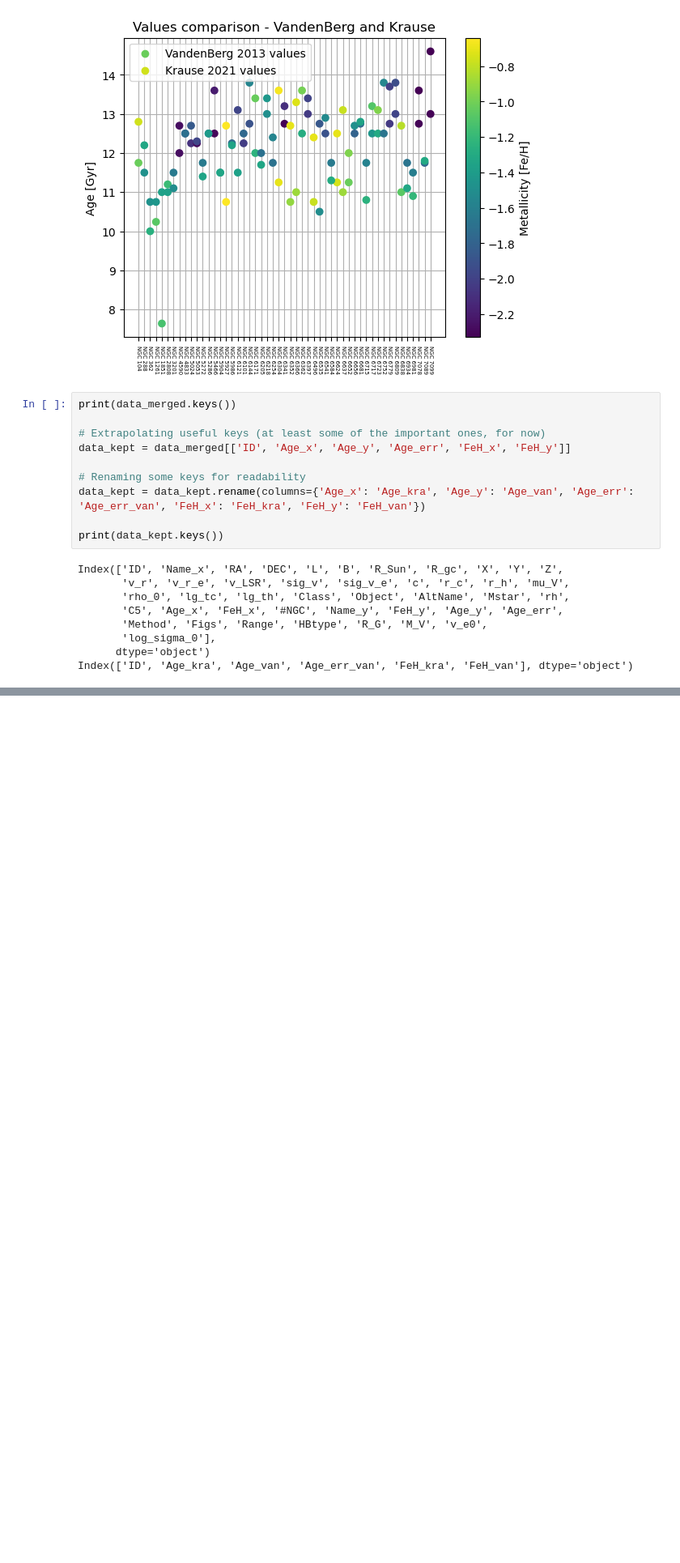
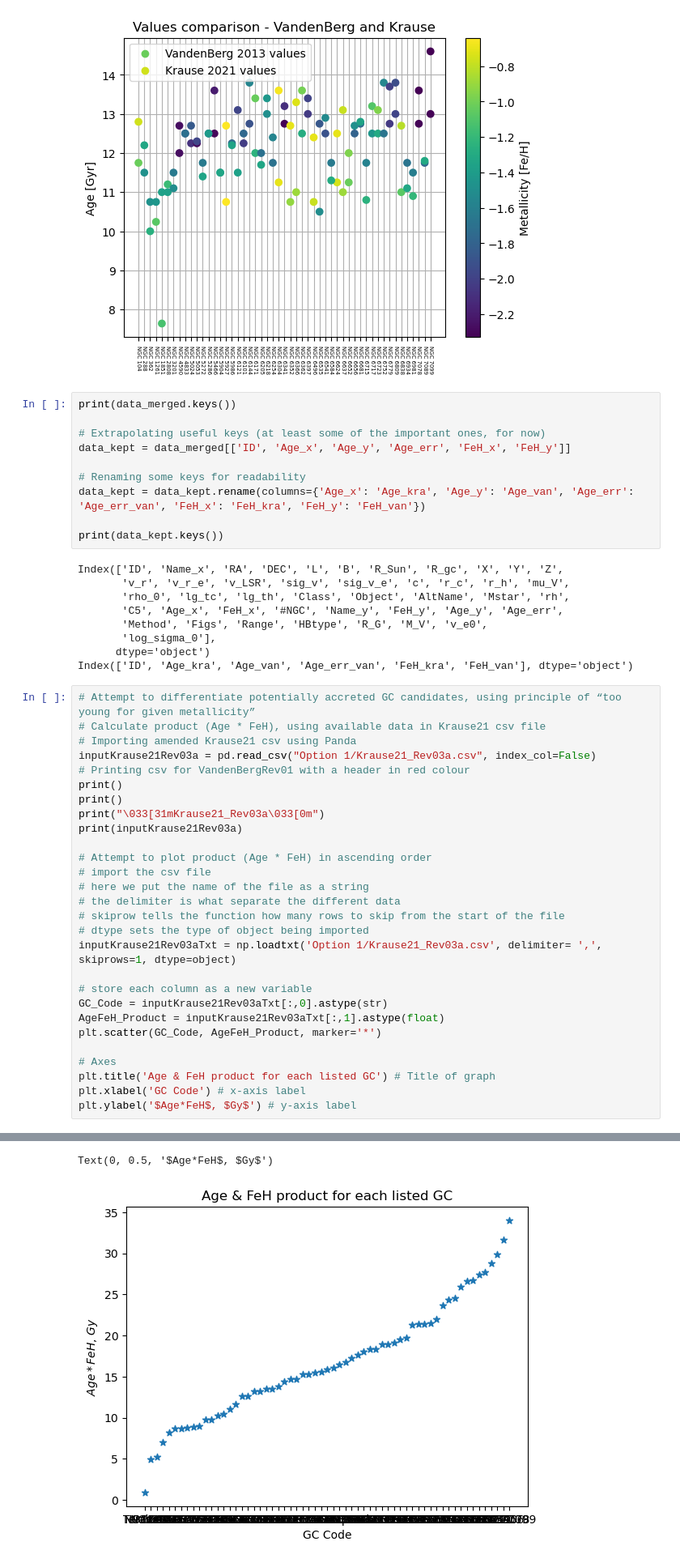
Before and after one commit to SS-UNSW/PHYS3116-Ethan-Slava, a Jupyter notebook: option1.ipynb, the cells around one changed output, grey strips where cells are left out. Shown at 81% size. Cells and saved outputs as stored; diff of their text form; blank space fills up the shorter version.

Commit message:
Code to calculate product of Age and FeH in order to differentiate accreted GC from the rest

```diff
--- a/option1.ipynb
+++ b/option1.ipynb
@@ -333,3 +333,32 @@ Index(['ID', 'Name_x', 'RA', 'DEC', 'L', 'B', 'R_Sun', 'R_gc', 'X', 'Y', 'Z',
        'log_sigma_0'],
       dtype='object')
 Index(['ID', 'Age_kra', 'Age_van', 'Age_err_van', 'FeH_kra', 'FeH_van'], dtype='object')
+# %%
+# Attempt to differentiate potentially accreted GC candidates, using principle of “too young for given metallicity”
+# Calculate product (Age * FeH), using available data in Krause21 csv file
+# Importing amended Krause21 csv using Panda
+inputKrause21Rev03a = pd.read_csv("Option 1/Krause21_Rev03a.csv", index_col=False)
+# Printing csv for VandenBergRev01 with a header in red colour
+print()
+print()
+print("\033[31mKrause21_Rev03a\033[0m")
+print(inputKrause21Rev03a)
+
+# Attempt to plot product (Age * FeH) in ascending order
+# import the csv file
+# here we put the name of the file as a string
+# the delimiter is what separate the different data
+# skiprow tells the function how many rows to skip from the start of the file
+# dtype sets the type of object being imported
+inputKrause21Rev03aTxt = np.loadtxt('Option 1/Krause21_Rev03a.csv', delimiter= ',', skiprows=1, dtype=object)
+
+# store each column as a new variable
+GC_Code = inputKrause21Rev03aTxt[:,0].astype(str)
+AgeFeH_Product = inputKrause21Rev03aTxt[:,1].astype(float)
+plt.scatter(GC_Code, AgeFeH_Product, marker='*')
+
+# Axes
+plt.title('Age & FeH product for each listed GC') # Title of graph
+plt.xlabel('GC Code') # x-axis label
+plt.ylabel('$Age*FeH$, $Gy$') # y-axis label
+# %% [output]
@@ -335,0 +380,2 @@ Index(['ID', 'Age_kra', 'Age_van', 'Age_err_van', 'FeH_kra', 'FeH_van'], dtype='
+Text(0, 0.5, '$Age*FeH$, $Gy$')
+[figure, added]
```
Also changed, not shown: parts of 3 cells of this notebook.
